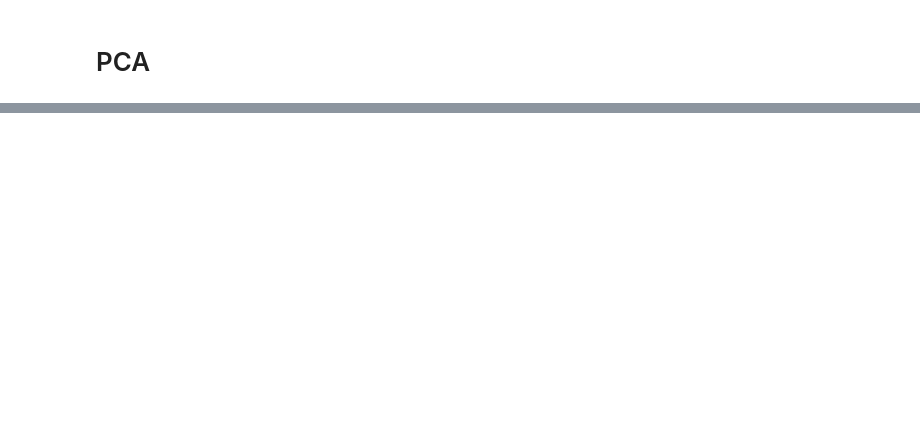
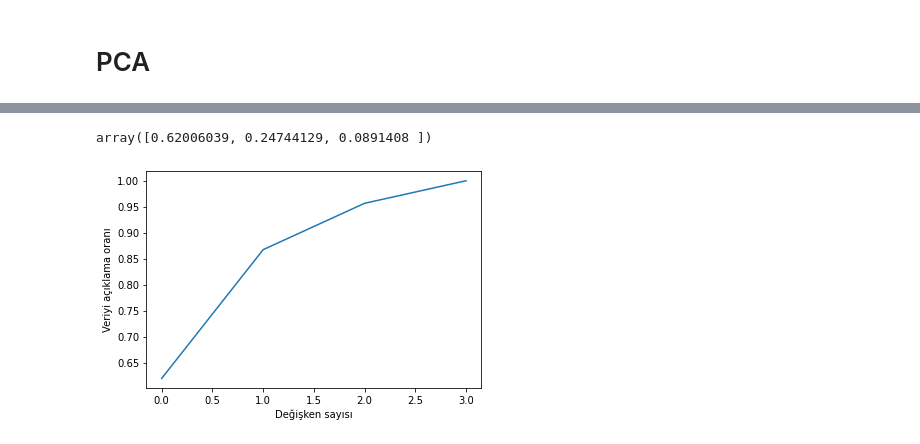
Before and after one commit to koseogluonur/-Python-for-Data-Science-and-Machine-Learning-, a Jupyter notebook: Unsupervised_Learning.ipynb, the cells around one changed output, grey strips where cells are left out. Drawn from its saved outputs; the diff is of its cells as text; code cells hidden in the pictures; blank space fills up the shorter version.

```diff
--- a/Unsupervised_Learning.ipynb
+++ b/Unsupervised_Learning.ipynb
@@ -330,5 +374,6 @@ df.head()
 df = pd.read_csv("USArrests.csv").copy()
 df.index = df.iloc[:,0]
 df = df.iloc[:,1:5]
+df.index.name=df.index.name.replace("Unnamed: 0"," ")
 #del df.index.name
 df.head()
@@ -353,0 +418,5 @@ pca.explained_variance_ratio_
+# %%
+#Bileşenlerin varyansı yani açıklama oranı
+pca.explained_variance_ratio_
+# %% [output]
+array([0.62006039, 0.24744129, 0.0891408 ])
@@ -355,3 +427,7 @@ pca.explained_variance_ratio_
 pca = PCA().fit(df)
 # %%
 plt.plot(np.cumsum(pca.explained_variance_ratio_))
+plt.xlabel("Değişken sayısı")
+plt.ylabel("Veriyi açıklama oranı");
+# %% [output]
+[figure, added]
```
Also changed, not shown: parts of 15 cells of this notebook.
